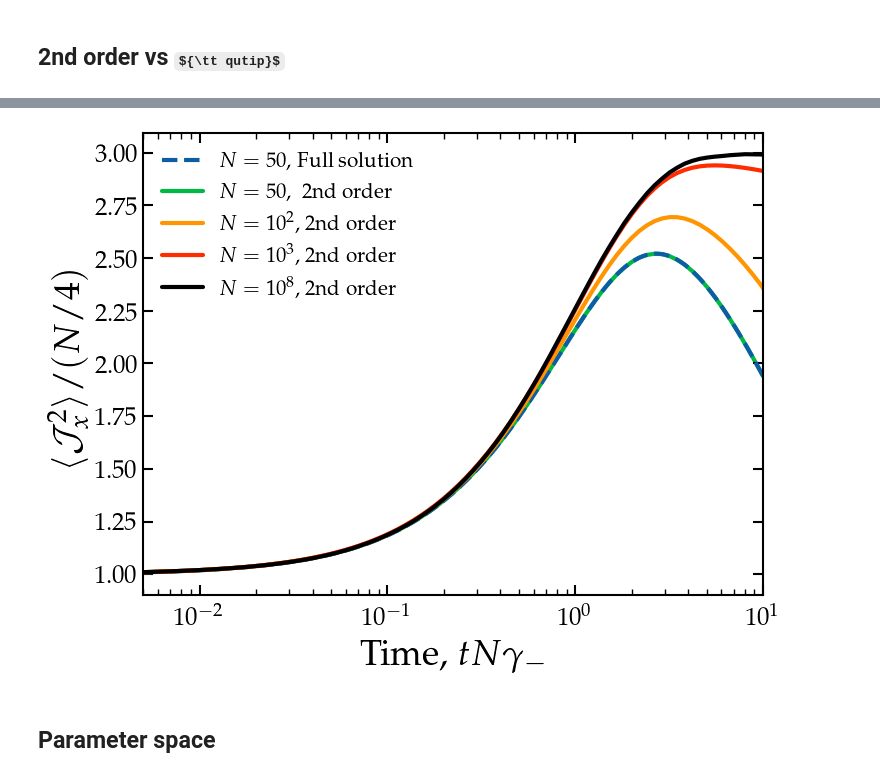
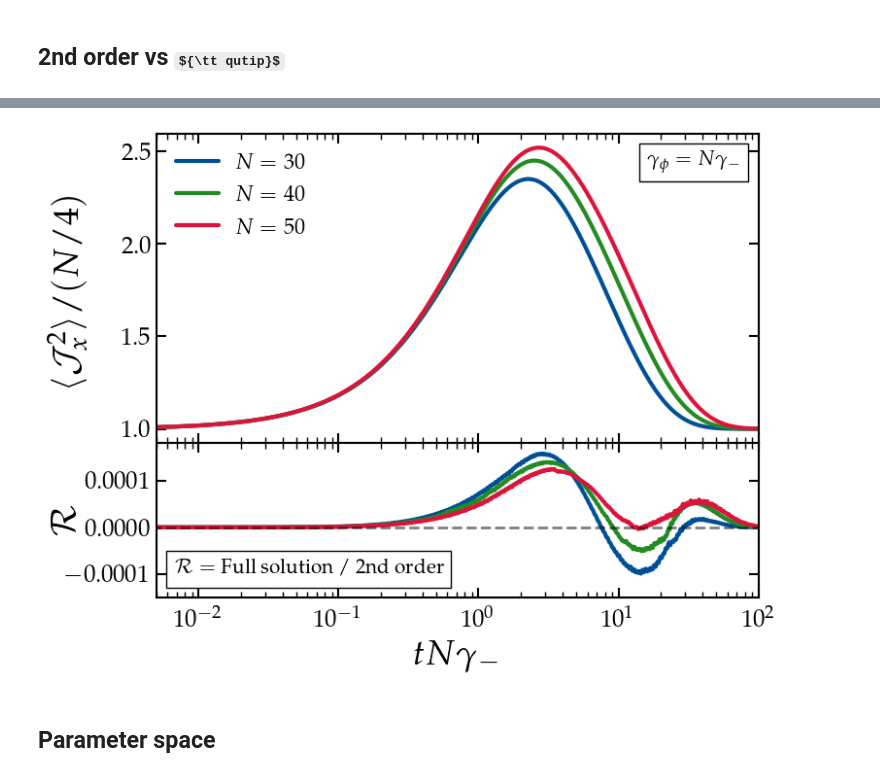
Before and after one commit to gpierobon/pyOpenNu, a Jupyter notebook: notebooks/Solutions.ipynb, the cells around one changed output, grey strips where cells are left out. Cells and saved outputs as stored; diff of their text form; code cells hidden in the pictures; some formulas as TeX source.

```diff
--- a/notebooks/Solutions.ipynb
+++ b/notebooks/Solutions.ipynb
@@ -469,18 +456,0 @@ t2, j4, _, _ = on.solvex(N4, gp_ratio=gpr, gd_ratio=N4)
-# %%
-fig, ax = plt.subplots(1,1,figsize=(8,6))
-
-plt.loglog(tq/td0, q_jx2/N1*4, ls='--', label=r'$N=50$, Full solution')
-plt.loglog(t2, j2/N1*4, label=r'$N=50$, ~2nd order', zorder=1)
-plt.loglog(t2, j0/N2*4, label=r'$N=10^2$, 2nd order')
-plt.loglog(t2, j1/N3*4, label=r'$N=10^3$, 2nd order')
-plt.loglog(t2, j4/N4*4, label=r'$N=10^8$, 2nd order',c='k')
-
-plt.xlabel(r'Time, $tN\gamma_-$', fontsize=26)
-plt.ylabel(r'$\langle{\cal J}^2_x\rangle/(N/4)$', fontsize=26)
-plt.xlim(5e-3, 10)
-plt.yscale('linear')
-plt.legend()
-plt.show()
-#fig.savefig(main_dir+'plots/jx2_withqutip.pdf', bbox_inches='tight')
-# %% [output]
-[figure, removed]
@@ -487,3 +467,63 @@ plt.show()
+# %%
+r30 = np.loadtxt('ratio30.txt')
+r40 = np.loadtxt('ratio40.txt')
+r50 = np.loadtxt('ratio50.txt')
+# %%
+N3 = 30
+t3, j3, _, _ = on.solvex(N3, gp_ratio=gpr, gd_ratio=N3, ntimes=1001, ti=0.0003)
+
+N4 = 40
+t4, j4, _, _ = on.solvex(N4, gp_ratio=gpr, gd_ratio=N4, ntimes=1001, ti=0.0004)
+
+N5 = 50
+t5, j5, _, _ = on.solvex(N5, gp_ratio=gpr, gd_ratio=N5, ntimes=1001, ti=0.0005)
+# %%
+fig = plt.figure(figsize=(8,6.2))
+
+gs = gridspec.GridSpec(2, 1, height_ratios=[1,0.5],  hspace=0.)
+
+ax0 = fig.add_subplot(gs[0])
+ax1 = fig.add_subplot(gs[1])
+
+ax0.semilogx(t3, j3/(N3/4), label=r'$N=30$', c='#004f98')
+ax0.semilogx(t4, j4/(N4/4), label=r'$N=40$', c='forestgreen')
+ax0.semilogx(t5, j5/(N5/4), label=r'$N=50$', c='crimson')
+ax0.set_ylabel(r'$\langle{\cal J}^2_x\rangle/(N/4)$', fontsize=26, labelpad=25)
+ax0.set_xlim(5e-3, 1e2)
+ax0.legend(fontsize=16)
+ax0.set_xticklabels([])
+
+text_box = AnchoredText(
+    r"$\gamma_\phi=N\gamma_-$",
+    loc='upper right',
+    frameon=True,
+    prop=dict(size=15)
+)
+ax0.add_artist(text_box)
+
+
+ax1.semilogx(r30[:,0], sn.gaussian_filter(r30[:,1], sigma=1)-1, label=r'$N=30$', c='#004f98')
+ax1.semilogx(r40[:,0], sn.gaussian_filter(r40[:,1], sigma=1)-1, label=r'$N=40$', c='forestgreen')
+ax1.semilogx(r50[:,0], sn.gaussian_filter(r50[:,1], sigma=1)-1, label=r'$N=50$', c='crimson')
+ax1.semilogx(r40[:,0], r40[:,0]/r40[:,0]-1, ls='--', c='k', lw=2, alpha=0.5)
+
+ax1.set_xlabel(r'$tN\gamma_-$', fontsize=26)
+ax1.set_ylabel(r'${\cal R}$', fontsize=26, labelpad=-15)
+ax1.set_xlim(5e-3, 1e2)
+ax1.set_ylim(-0.00015, 0.00018)
+#ax1.set_ylim(0.9998, 1.0002)
+
+text_box = AnchoredText(
+    r"${\cal R}=$ Full solution / 2nd order",
+    loc='lower left',
+    frameon=True,
+    prop=dict(size=15)
+)
+ax1.add_artist(text_box)
+plt.show()
+fig.savefig(main_dir+'plots/qutip_comparison.pdf', bbox_inches='tight')
+# %% [output]
+[figure, added]
 # %% [markdown]
 ## Parameter space
 # %%
```
Also changed, not shown: parts of 8 cells of this notebook, 1 other file.
